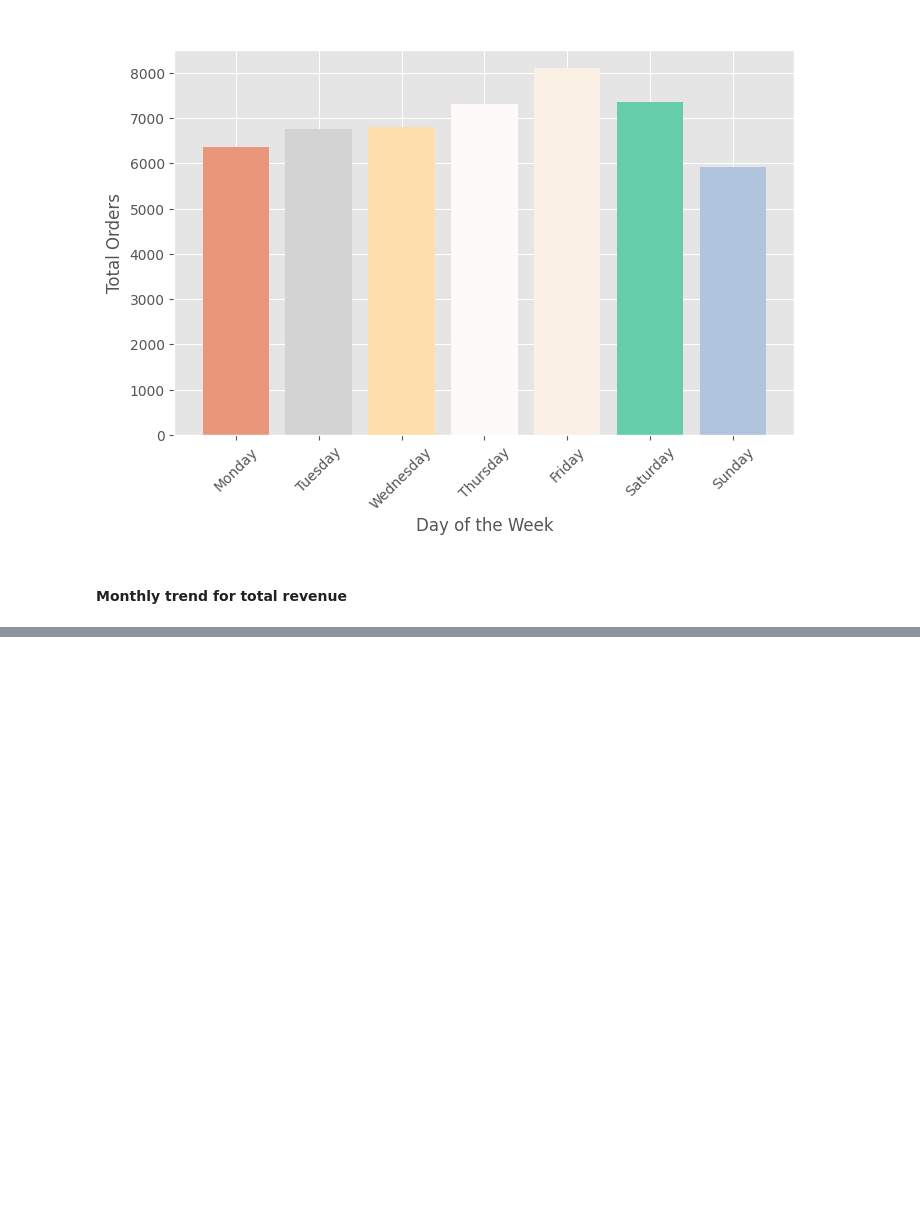
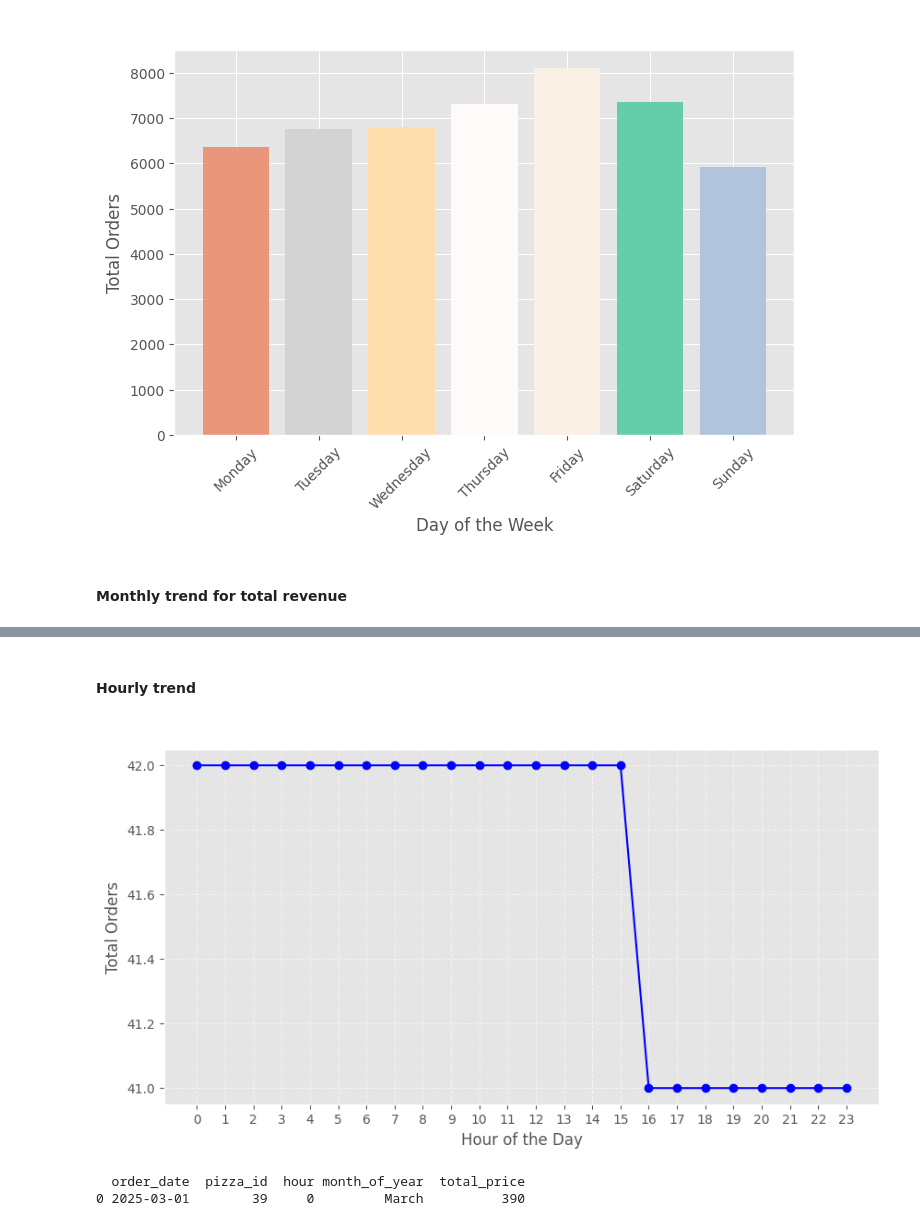
Before and after one commit to Soumodwip-Mondal/PizzaSales_Data_analysis, a Jupyter notebook: Analysis.ipynb, the cells around one changed output, grey strips where cells are left out. Cells and saved outputs as stored; diff of their text form; code cells hidden in the pictures; blank space fills up the shorter version.

```diff
--- a/Analysis.ipynb
+++ b/Analysis.ipynb
@@ -196,0 +217,31 @@ plt.show()
+# %% [markdown]
+#### Hourly trend
+# %%
+
+
+# Sample DataFrame (Replace with your actual data)
+np.random.seed(42)
+date_range = pd.date_range(start='2025-03-01', periods=1000, freq='H')  # 1000 hours of data
+df['hour'] = df['order_date'].dt.hour
+hourly_orders = df.groupby('hour')['pizza_id'].count()
+
+# Plot Line Chart
+plt.figure(figsize=(10,5))
+plt.plot(hourly_orders.index, hourly_orders.values, marker='o', linestyle='-', color='b')
+
+# Labels and Title
+plt.xlabel('Hour of the Day')
+plt.ylabel('Total Orders')
+plt.title('Hourly Trend of Total Orders')
+plt.xticks(range(24))  # Set x-axis ticks from 0 to 23
+plt.grid(True, linestyle='--', alpha=0.6)  # Light grid for readability
+
+# Show Plot
+plt.show()
+# %% [output]
+[figure, added]
+# %%
+print(df.head(1))
+# %% [output]
+  order_date  pizza_id  hour month_of_year  total_price
+0 2025-03-01        39     0         March          390
```
Also changed, not shown: parts of 3 cells of this notebook, 1 other file.
